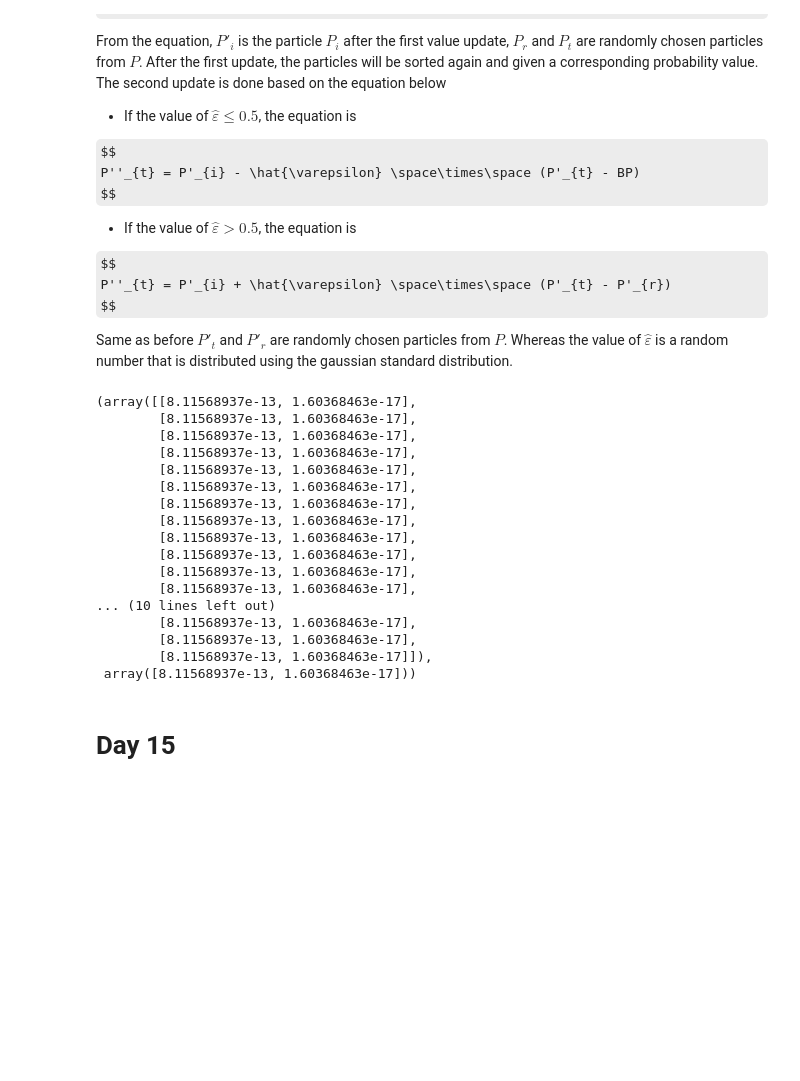
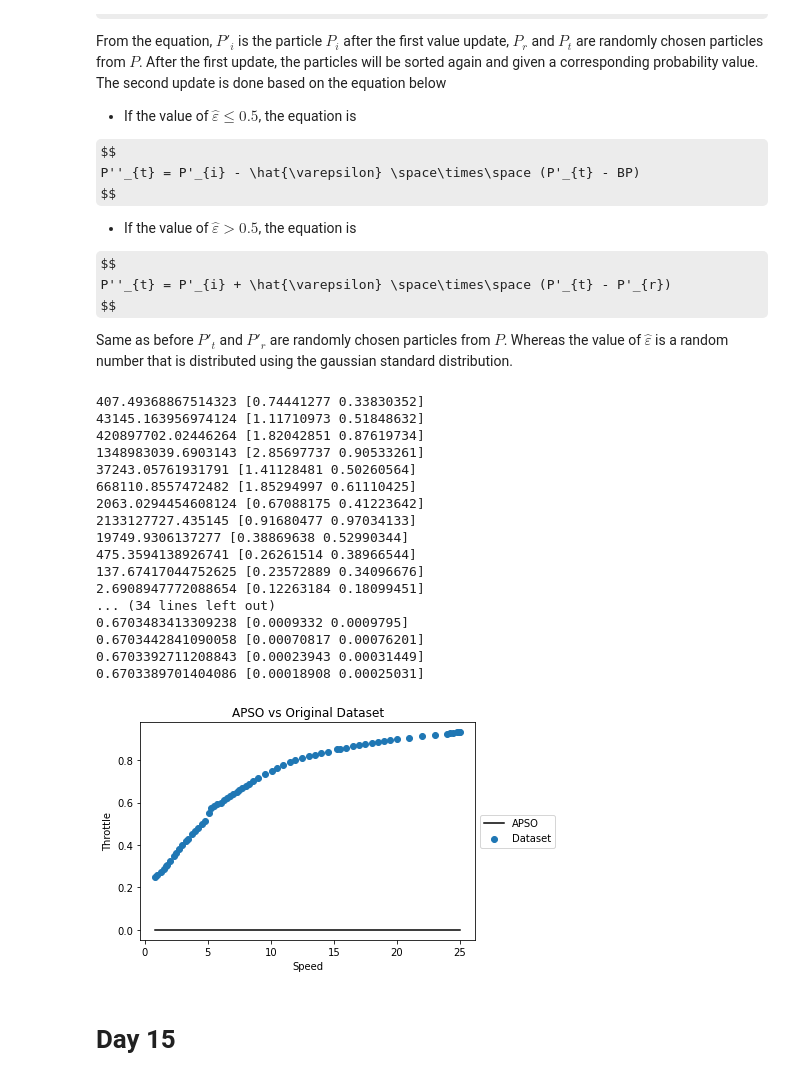
Before and after one commit to Vermillord/KP_Codes, a Jupyter notebook: KP_Notes.ipynb, the cells around one changed output. Drawn from its saved outputs; the diff is of its cells as text; code cells hidden in the pictures; some formulas as TeX source; blank space fills up the shorter version.

```diff
--- a/KP_Notes.ipynb
+++ b/KP_Notes.ipynb
@@ -1216,12 +1216,22 @@ def diffuse(part, n_diffuse, n_iter, p_walk):
 ## Sort
 
 The function below is used to sort the particles based on the cost function.
+# %%
+def cost(beta):
+    u = beta[0]*(1.0 - np.exp(beta[1]*v0))
+    err = abs(u - u0)
+    return np.mean(err)
 # %%
 def sort_by_cost(part, c_func):
     sort_part = np.zeros([part.shape[0], part.shape[1] + 1])
 
     for i in range(part.shape[0]):
-        sort_part[i] = part[i][0], part[i][1], c_func(part[i])
+        if(part[i][0] < 0.0):
+            sort_part[i] = part[i][0], part[i][1], np.inf
+        if(part[i][1] > 0.0):
+            sort_part[i] = part[i][0], part[i][1], np.inf
+        else:
+            sort_part[i] = part[i][0], part[i][1], c_func(part[i])
 
     sort_part = np.delete(sort_part[sort_part[:,-1].argsort()], -1, axis=1)
 
@@ -1264,8 +1274,8 @@ def SFS(particles, param, ub, lb, iter_max, cost_func):
         for j in range(part.shape[1]):
             part[i][j] = lb + np.random.uniform()*(ub-lb)
 
-    n_diffuse = 1
-    p_walk = 0.7
+    n_diffuse = 20
+    p_walk = 0.5
 
     # Sort the particles before entering the loop
     part = sort_by_cost(part, cost_func)
@@ -1289,7 +1299,7 @@ def SFS(particles, param, ub, lb, iter_max, cost_func):
             if(eps > pa[i]):
                 for j in range(part.shape[1]):
                     # Update the position based on the equation
-                    part[i][j] = np.random.choice(part[:,j]) - np.random.uniform()*(np.random.choice(part[:,j]) - np.copy(part[i][j]))
+                    part[i][j] = np.random.choice(part[:,j]) - eps*(np.random.choice(part[:,j]) - np.copy(part[i][j]))
             else:
                 part[i] = np.copy(part[i])
 
@@ -1299,42 +1309,54 @@ def SFS(particles, param, ub, lb, iter_max, cost_func):
 
         # Second value update
         eps_ = np.random.normal()
+        partt, partr = np.random.choice(part[:,j], 2)
         for i in range(part.shape[0]):
             if(eps_ > pa[i]):
                 if(eps_ <= 0.5):
                     for j in range(part.shape[1]):
-                        part[i][j] = np.copy(part[i][j]) - eps_*(np.random.choice(part[:,j]) - best_part[j])
+                        part[i][j] = np.copy(part[i][j]) - eps_*(partt - best_part[j])
                 else:
                     for j in range(part.shape[1]):
-                        part[i][j] = np.copy(part[i][j]) + eps_*(np.random.choice(part[:,j]) - np.random.choice(part[:,j]))
+                        part[i][j] = np.copy(part[i][j]) + eps_*(partt - partr)
             else:
                 part[i][j] = np.copy(part[i][j])
 
         # Sort and find new best
         part = sort_by_cost(part, cost_func)
         best_part = part[0]
+        print(cost(best_part), best_part)
 
     return part, best_part
 # %%
-SFS(25, 2, 1, -1, 500, cost)
+part, best_part = SFS(30, 2, 1, -1, 50, cost)
 # %% [output]
-(array([[8.11568937e-13, 1.60368463e-17],
-        [8.11568937e-13, 1.60368463e-17],
-        [8.11568937e-13, 1.60368463e-17],
-        [8.11568937e-13, 1.60368463e-17],
-        [8.11568937e-13, 1.60368463e-17],
-        [8.11568937e-13, 1.60368463e-17],
-        [8.11568937e-13, 1.60368463e-17],
-        [8.11568937e-13, 1.60368463e-17],
-        [8.11568937e-13, 1.60368463e-17],
-        [8.11568937e-13, 1.60368463e-17],
-        [8.11568937e-13, 1.60368463e-17],
-        [8.11568937e-13, 1.60368463e-17],
-... (10 lines left out)
-        [8.11568937e-13, 1.60368463e-17],
-        [8.11568937e-13, 1.60368463e-17],
-        [8.11568937e-13, 1.60368463e-17]]),
- array([8.11568937e-13, 1.60368463e-17]))
+407.49368867514323 [0.74441277 0.33830352]
+43145.163956974124 [1.11710973 0.51848632]
+420897702.02446264 [1.82042851 0.87619734]
+1348983039.6903143 [2.85697737 0.90533261]
+37243.05761931791 [1.41128481 0.50260564]
+668110.8557472482 [1.85294997 0.61110425]
+2063.0294454608124 [0.67088175 0.41223642]
+2133127727.435145 [0.91680477 0.97034133]
+19749.9306137277 [0.38869638 0.52990344]
+475.3594138926741 [0.26261514 0.38966544]
+137.67417044752625 [0.23572889 0.34096676]
+2.6908947772088654 [0.12263184 0.18099451]
+... (34 lines left out)
+0.6703483413309238 [0.0009332 0.0009795]
+0.6703442841090058 [0.00070817 0.00076201]
+0.6703392711208843 [0.00023943 0.00031449]
+0.6703389701404086 [0.00018908 0.00025031]
+# %%
+plt.title('APSO vs Original Dataset')
+plt.xlabel('Speed')
+plt.ylabel('Throttle')
+plt.plot(v0, ev_func(best_part), label='APSO', color='k')
+plt.scatter(v0, u0, label='Dataset')
+plt.legend(loc='center left', bbox_to_anchor=(1, 0.5))
+plt.show()
+# %% [output]
+[figure, added]
 # %% [markdown]
 # Day 15
 # %% [markdown]
```
Also changed, not shown: parts of 16 cells of this notebook.
